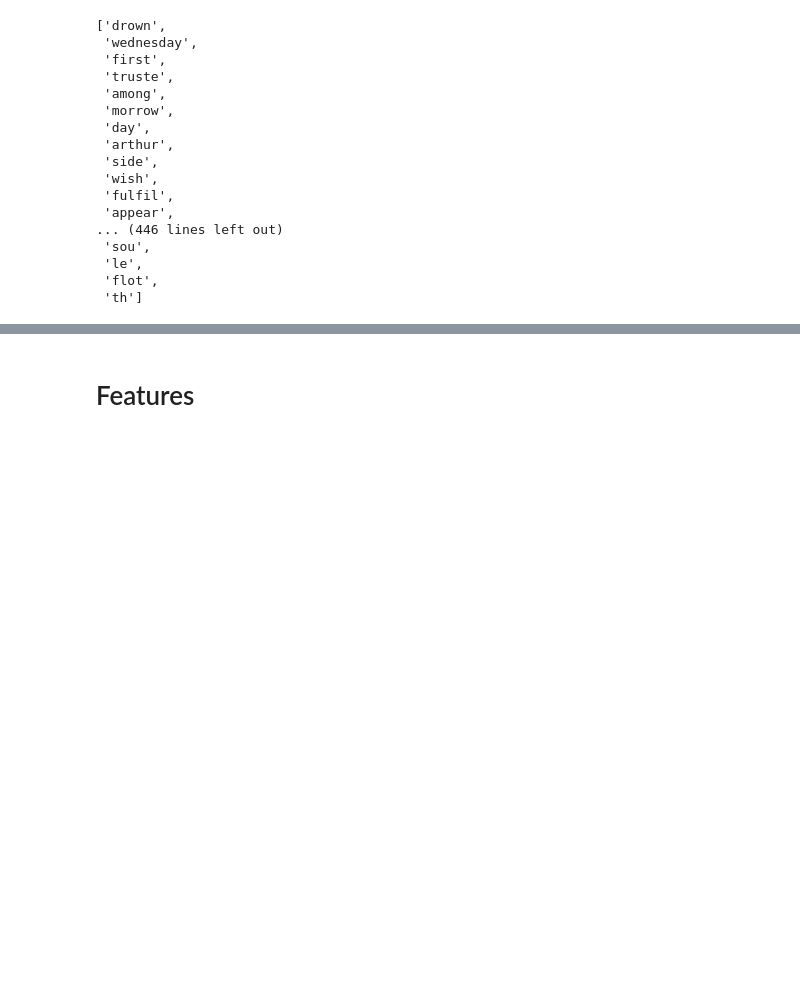
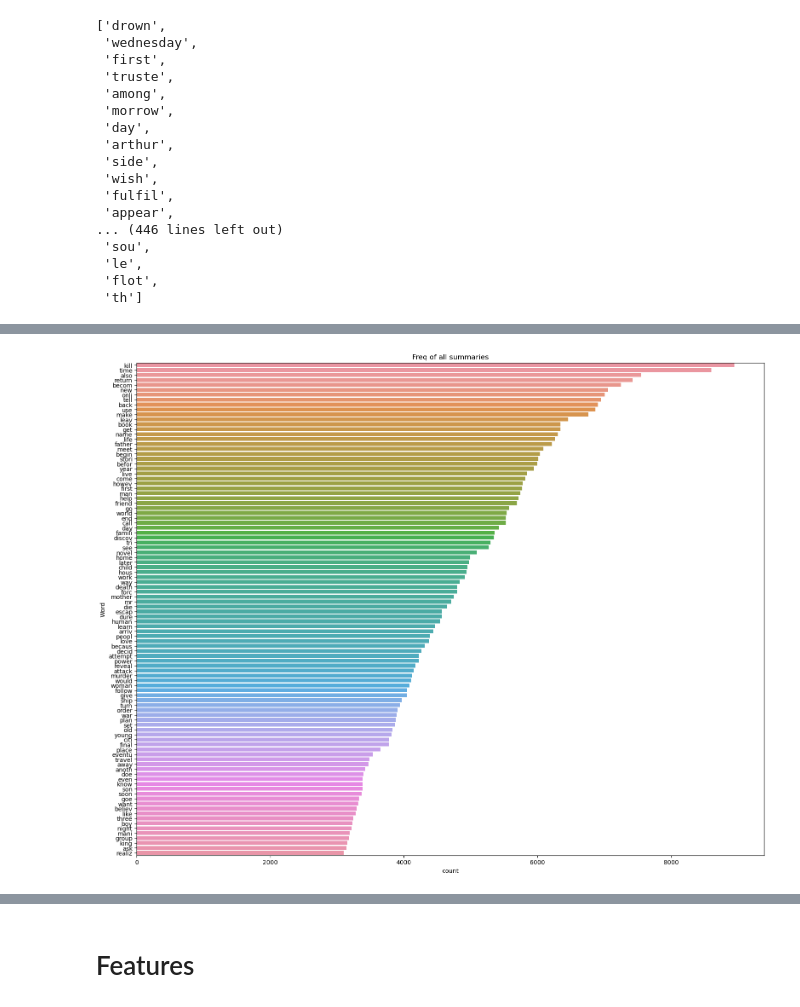
Before and after one commit to Lawrence4U/BookGenreDetector, a Jupyter notebook: src/bookGenreDetector.ipynb, the cells around one changed output, grey strips where cells are left out. Drawn from its saved outputs; the diff is of its cells as text; code cells hidden in the pictures; blank space fills up the shorter version.

```diff
--- a/src/bookGenreDetector.ipynb
+++ b/src/bookGenreDetector.ipynb
@@ -278,0 +277,17 @@ plt.show()
+# %%
+data_clean = data_cc.copy()
+# %%
+words_to_remove = ("hi", "ha", "thi", "wa", "one", "take", 'find', 'two')
+def clean_summary(summary):
+    #tokenizacion de frases
+    sentences = get_sent_tokens(summary)
+    words = get_word_tokens(sentences)
+    words_cleaned = [w for w in words if w not in words_to_remove]
+
+    return ' '.join(words_cleaned)
+
+data_clean['summary'] = data_clean['summary'].apply(lambda x: clean_summary(x))
+# %%
+plot_most_frequent_words(' '.join(list(data_clean.summary)).split(' '), num_words=100, title="Freq of all summaries", plt_show=True)
+# %% [output]
+[figure, added]
```
Also changed, not shown: parts of 22 cells of this notebook, 19 other files.
